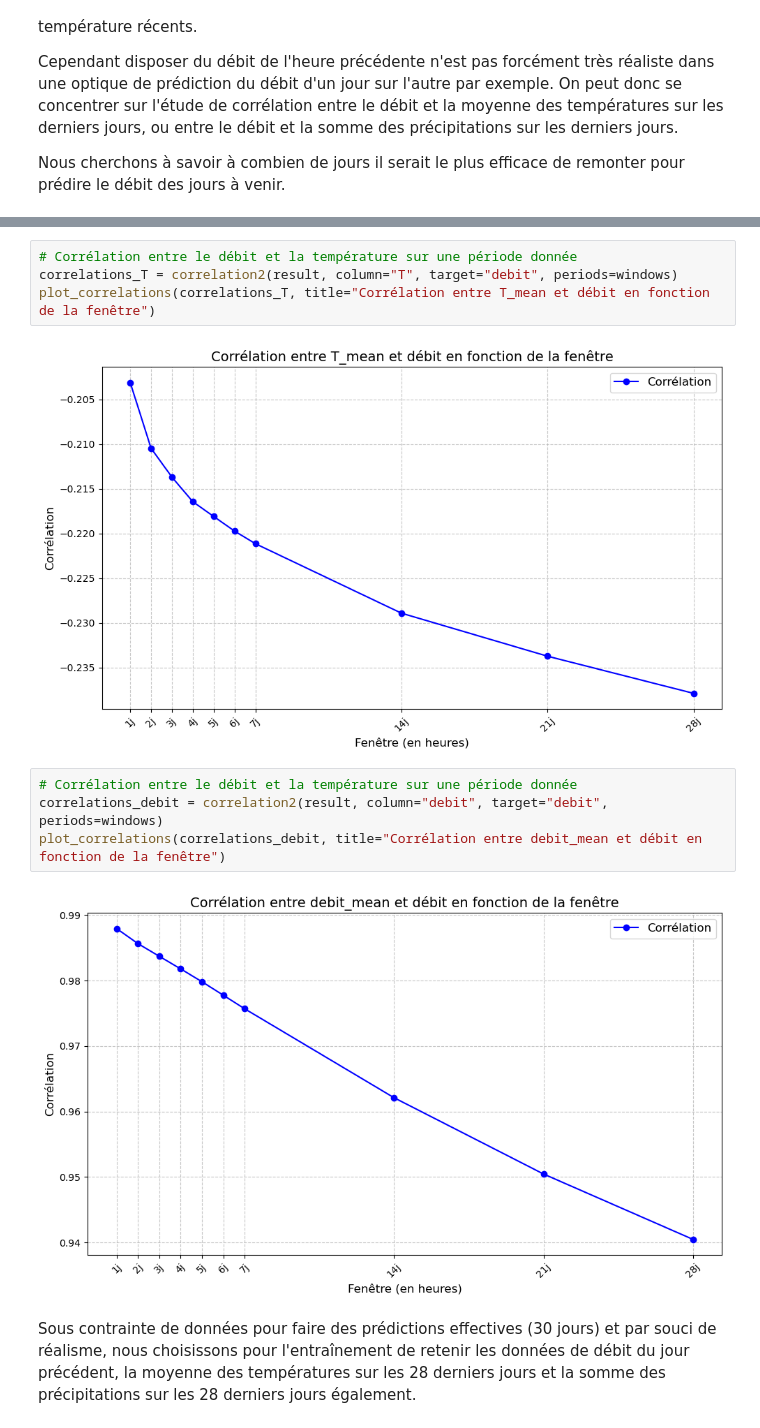
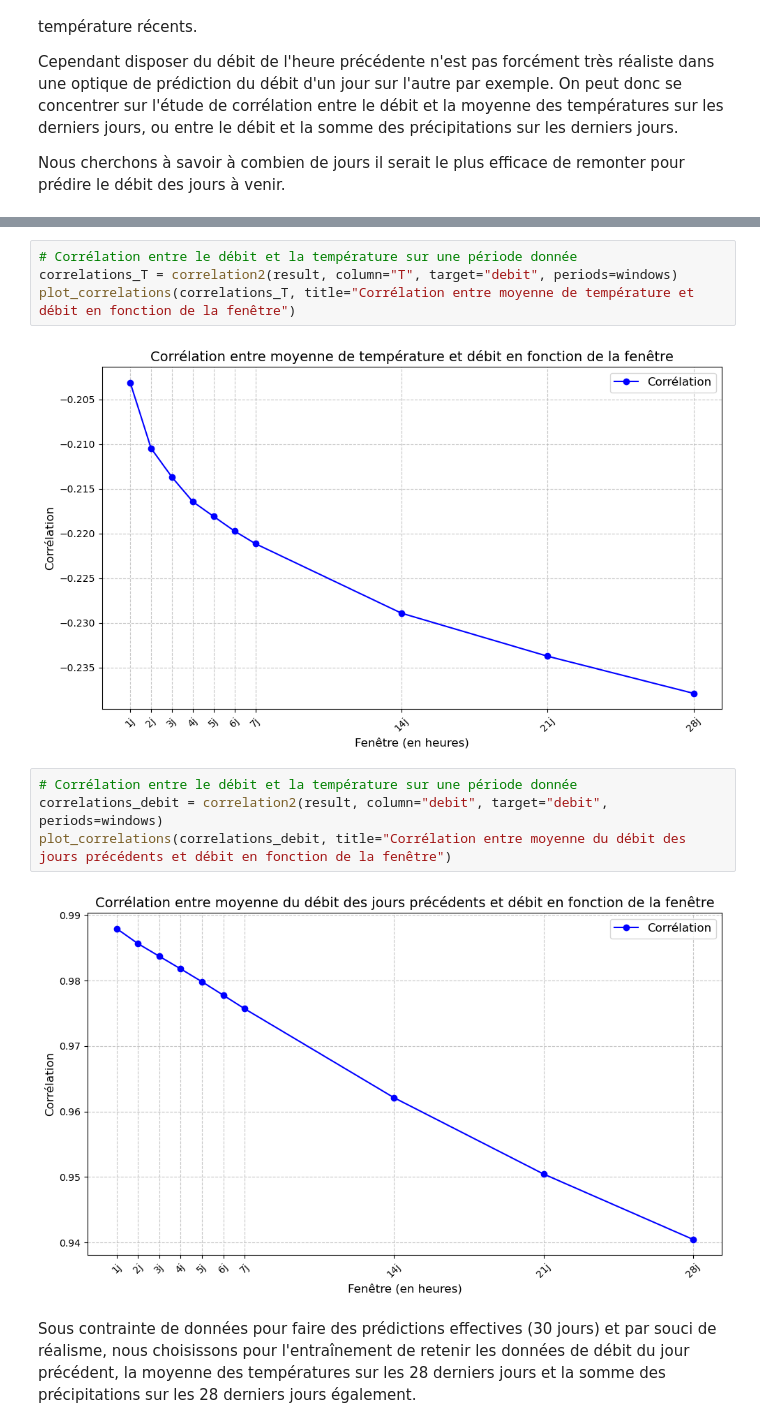
Before and after one commit to vadim-gisserot/Projet-de-Python-Leroux-Gisserot, a Jupyter notebook: notebooks/Compte-rendu de l'analyse.ipynb, the cells around one changed output, grey strips where cells are left out. Cells and saved outputs as stored; diff of their text form.

```diff
--- a/notebooks/Compte-rendu de l'analyse.ipynb
+++ b/notebooks/Compte-rendu de l'analyse.ipynb
@@ -552,15 +567,15 @@ plot_correlations(correlations_RR1, title="Corrélation entre RR1_sum et débit
 # %%
 # Corrélation entre le débit et la température sur une période donnée
 correlations_T = correlation2(result, column="T", target="debit", periods=windows)
-plot_correlations(correlations_T, title="Corrélation entre T_mean et débit en fonction de la fenêtre")
+plot_correlations(correlations_T, title="Corrélation entre moyenne de température et débit en fonction de la fenêtre")
 # %% [output]
-[figure, old version]
+[figure, new version]
 # %%
 # Corrélation entre le débit et la température sur une période donnée
 correlations_debit = correlation2(result, column="debit", target="debit", periods=windows)
-plot_correlations(correlations_debit, title="Corrélation entre debit_mean et débit en fonction de la fenêtre")
+plot_correlations(correlations_debit, title="Corrélation entre moyenne du débit des jours précédents et débit en fonction de la fenêtre")
 # %% [output]
-[figure, old version]
+[figure, new version]
 # %% [markdown]
 Sous contrainte de données pour faire des prédictions effectives (30 jours) et par souci de réalisme, nous choisissons pour l'entraînement de retenir les données de débit du jour précédent, la moyenne des températures sur les 28 derniers jours et la somme des précipitations sur les 28 derniers jours également.
 # %% [markdown]
```
Also changed, not shown: parts of 51 cells of this notebook, 23 other files.
